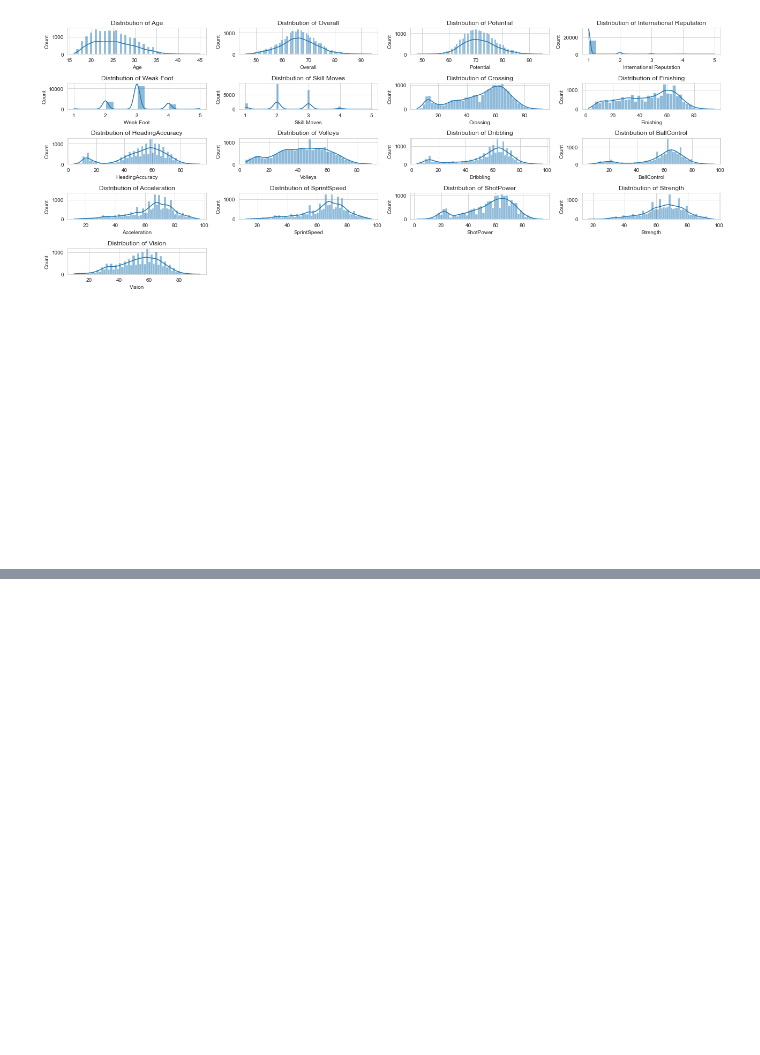
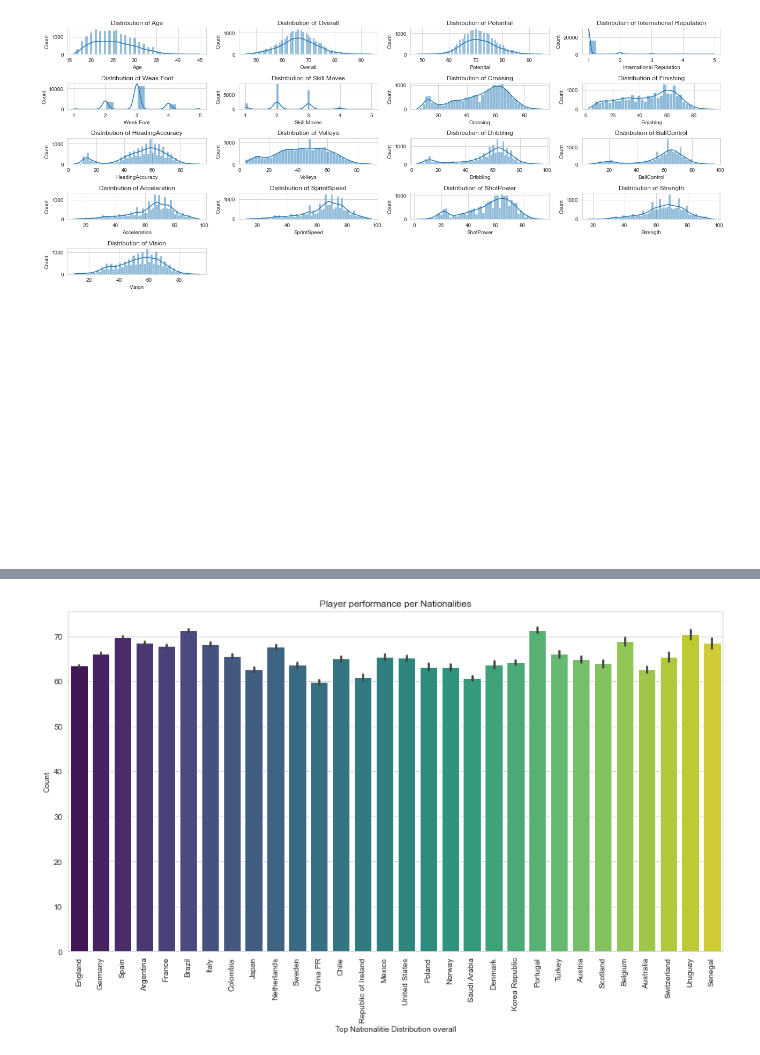
Before and after one commit to bulemi2/Football_Analysis, a Jupyter notebook: Analysis.ipynb, the cells around one changed output, grey strips where cells are left out. Saved outputs shown, nothing was run; the diff lists cells and outputs as text; code cells hidden in the pictures; blank space fills up the shorter version.

```diff
--- a/Analysis.ipynb
+++ b/Analysis.ipynb
@@ -400,0 +419,13 @@ plt.show()
+# %%
+# correlation of nationalities and performance
+
+plt.figure(figsize=(15,8))
+sns.barplot(x="Nationality", y ="Overall", data=df, palette="viridis", order=top_twenty_nationalities.index)
+sns.set_style("darkgrid")
+plt.title("Player performance per Nationalities")
+plt.ylabel("Count")
+plt.xlabel("Top Nationalitie Distribution overall")
+plt.xticks(rotation=90)
+plt.show()
+# %% [output]
+[figure, added]
```
Also changed, not shown: parts of 20 cells of this notebook.
